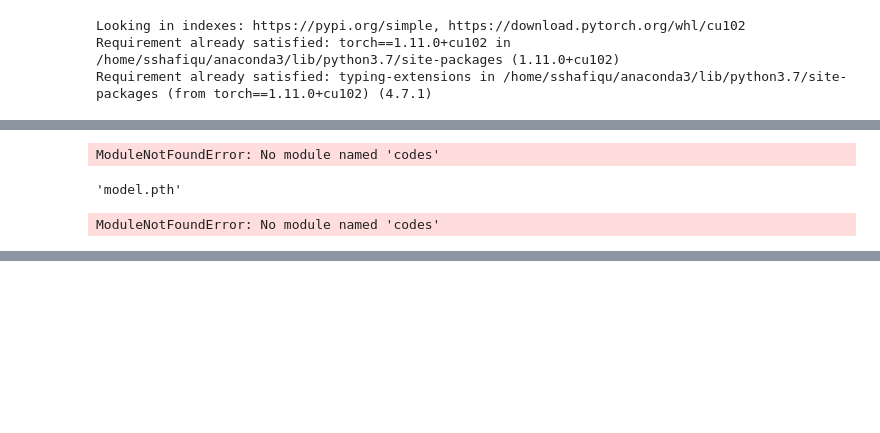
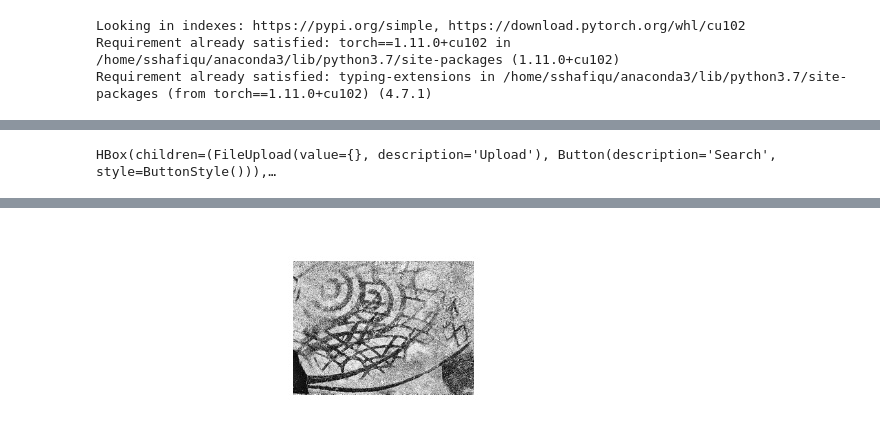
Before and after one commit to Samia067/crisp_app, a Jupyter notebook: image_search.ipynb, the cells around one changed output, grey strips where cells are left out. Saved outputs shown, nothing was run; the diff lists cells and outputs as text; code cells hidden in the pictures; blank space fills up the shorter version.

Commit message:
image search

```diff
--- a/image_search.ipynb
+++ b/image_search.ipynb
@@ -378,12 +199,67 @@ print(img)
-# %%
-file = torch.load(model_name)
-# %% [output]
-ModuleNotFoundError: No module named 'codes'
-# %%
-model_name
-# %% [output]
-'model.pth'
-# %%
-torch.load(model_name)
-# %% [output]
-ModuleNotFoundError: No module named 'codes'
+# %%
+#@title ##← Click on the circled arrow and wait for up to 1 minute
+import numpy as np
+import os
+import urllib.request
+import numpy as np
+
+from IPython.display import display, Markdown, HTML, clear_output
+import ipywidgets as widgets
+import io
+from PIL import Image
+import zipfile
+
+device = torch.device('cuda:1') if torch.cuda.is_available() else torch.device('cpu')
+
+def on_button_clicked(b):
+    for name, file_info in uploader.value.items():
+        img = Image.open(io.BytesIO(file_info['content']))
+        img = img.resize((384, 192))
+        display(img)
+        img = np.array(img)
+        if len(img.shape) == 3:
+            img = np.mean(img, axis=2)
+        img = torch.tensor(img/255.0).to(device).unsqueeze(0).unsqueeze(0)
+        zeros = torch.zeros(img.shape).to(device)
+        query = torch.cat((img, zeros), dim=1).float()
+        n_results = 36
+        match_names, match_values = image_search(query, n_results)
+#         for match_name in match_names:
+#             path = os.path.join(database_name, 'image', match_name)
+#             display(Image.open(path))
+
+#         output.clear_output()
+        with output:
+            display(HTML(get_html(img, match_names, match_values)))
+
+print('==> Loading model')
+net = load_model('model.pth')
+
+print('==> Loading database features')
+database_feat_name = 'database_features.pt'
+file_id = '1qC341oZLESYO-hc3H2efhz5w7YDqag6s'
+download(file_id, database_feat_name)
+database_features = torch.load(database_feat_name).to(device)
+
+database_names = 'database_names.npy'
+file_id = '1h57KcyaO-ZynI4iS0j0_uHfFMXW44RWy'
+download(file_id, database_names)
+database_names = np.load(database_names)
+
+print('==> Loading database images')
+database_name = 'database'
+file_id = '1lHH2SM-0c1rY9OjM_mkwSxuolndDqbUF'
+download(file_id, database_name + '.zip')
+if not os.path.exists(database_name):
+    with zipfile.ZipFile(database_name + '.zip', 'r') as zip_ref:
+        zip_ref.extractall(database_name)
+
+clear_output()
+button = widgets.Button(description="Search")
+output = widgets.Output()
+uploader = widgets.FileUpload()
+
+display(widgets.HBox([uploader, button], layout=widgets.Layout(justify_content='center')), output)
+button.on_click(on_button_clicked)
+# %% [output]
+HBox(children=(FileUpload(value={}, description='Upload'), Button(description='Search', style=ButtonStyle())),…
@@ -389,0 +267 @@ ModuleNotFoundError: No module named 'codes'
+[figure, added]
```
Also changed, not shown: parts of 9 cells of this notebook, 1 other file.
